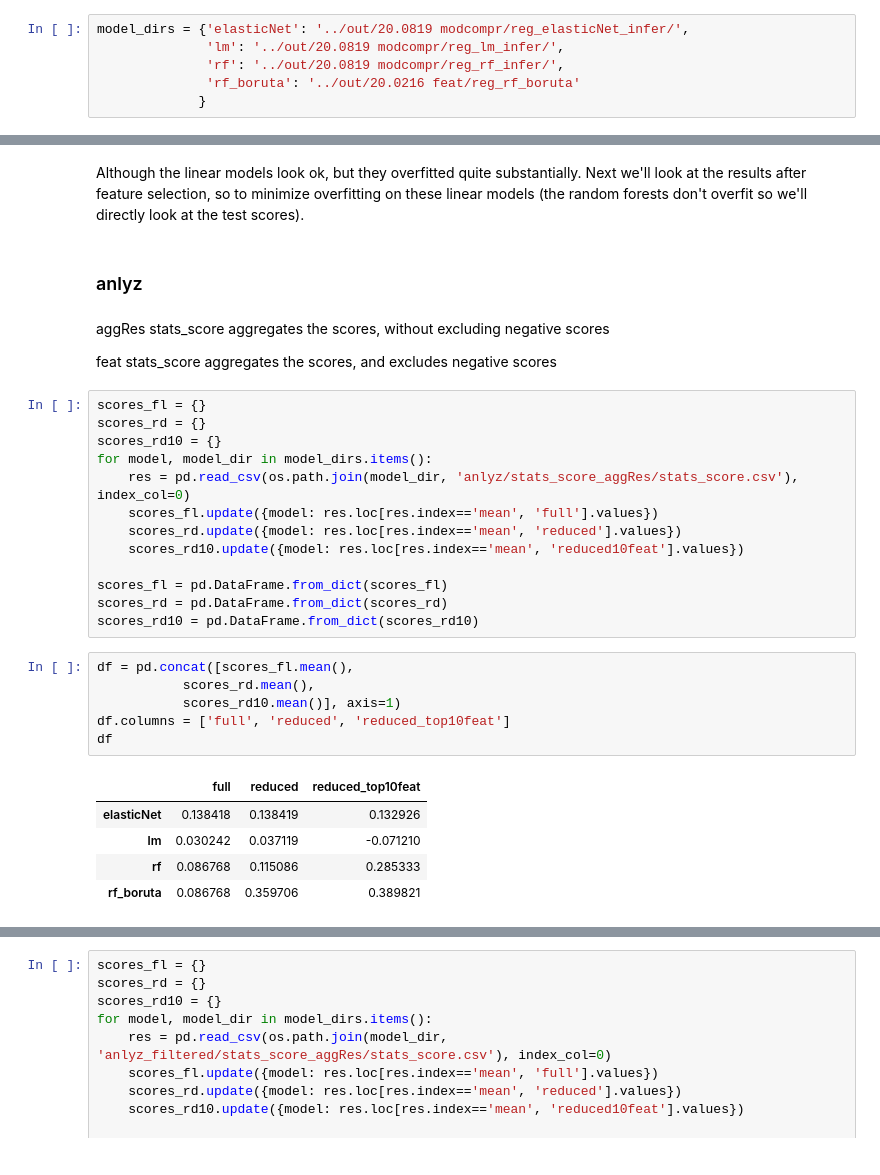
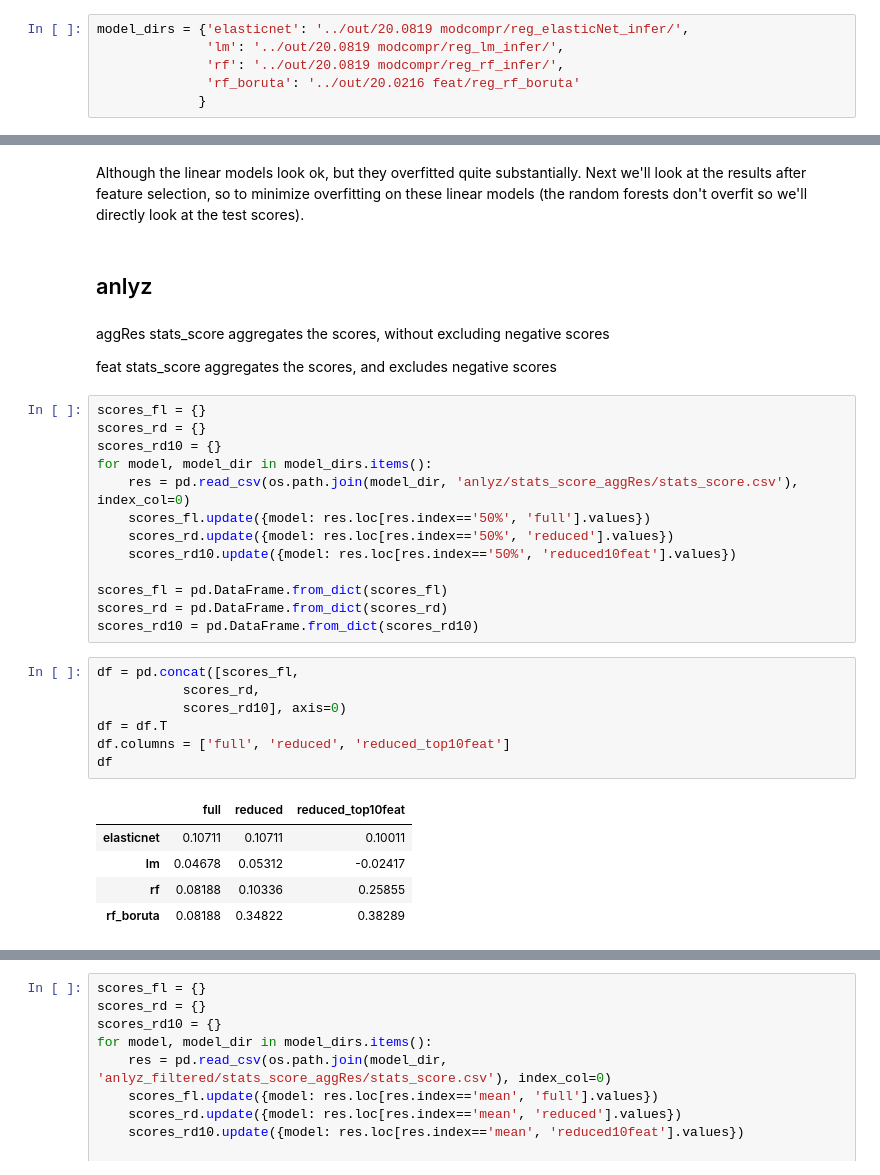
Before and after one commit to pritchardlabatpsu/cga_app, a Jupyter notebook: notebooks/18b-compr_modresults_run03.ipynb, the cells around one changed output, grey strips where cells are left out. Drawn from its saved outputs; the diff is of its cells as text.

Commit message:
finish compr model figures

```diff
--- a/notebooks/18b-compr_modresults_run03.ipynb
+++ b/notebooks/18b-compr_modresults_run03.ipynb
@@ -10,5 +9,5 @@ dir_run03 = '../out/20.0819 modcompr/'
 # %%
-model_dirs = {'elasticNet': '../out/20.0819 modcompr/reg_elasticNet_infer/',
+model_dirs = {'elasticnet': '../out/20.0819 modcompr/reg_elasticNet_infer/',
               'lm': '../out/20.0819 modcompr/reg_lm_infer/',
               'rf': '../out/20.0819 modcompr/reg_rf_infer/',
               'rf_boruta': '../out/20.0216 feat/reg_rf_boruta'
@@ -64,7 +114,7 @@ res.loc[res.model=='all',['score_train', 'score_test']].describe()
 # %% [markdown]
 Although the linear models look ok, but they overfitted quite substantially. Next we'll look at the results after feature selection, so to minimize overfitting on these linear models (the random forests don't overfit so we'll directly look at the test scores).
 # %% [markdown]
-### anlyz
+## anlyz
 # %% [markdown]
 aggRes stats_score aggregates the scores, without excluding negative scores
 
@@ -75,22 +125,23 @@ scores_rd = {}
 scores_rd10 = {}
 for model, model_dir in model_dirs.items():
     res = pd.read_csv(os.path.join(model_dir, 'anlyz/stats_score_aggRes/stats_score.csv'), index_col=0)
-    scores_fl.update({model: res.loc[res.index=='mean', 'full'].values})
-    scores_rd.update({model: res.loc[res.index=='mean', 'reduced'].values})
-    scores_rd10.update({model: res.loc[res.index=='mean', 'reduced10feat'].values})
+    scores_fl.update({model: res.loc[res.index=='50%', 'full'].values})
+    scores_rd.update({model: res.loc[res.index=='50%', 'reduced'].values})
+    scores_rd10.update({model: res.loc[res.index=='50%', 'reduced10feat'].values})
 
 scores_fl = pd.DataFrame.from_dict(scores_fl)
 scores_rd = pd.DataFrame.from_dict(scores_rd)
 scores_rd10 = pd.DataFrame.from_dict(scores_rd10)
 # %%
-df = pd.concat([scores_fl.mean(),
-           scores_rd.mean(),
-           scores_rd10.mean()], axis=1)
+df = pd.concat([scores_fl,
+           scores_rd,
+           scores_rd10], axis=0)
+df = df.T
 df.columns = ['full', 'reduced', 'reduced_top10feat']
 df
 # %% [output]
 |  | full | reduced | reduced_top10feat |
-| elasticNet | 0.138418 | 0.138419 | 0.132926 |
-| lm | 0.030242 | 0.037119 | -0.071210 |
-| rf | 0.086768 | 0.115086 | 0.285333 |
-| rf_boruta | 0.086768 | 0.359706 | 0.389821 |
+| elasticnet | 0.10711 | 0.10711 | 0.10011 |
+| lm | 0.04678 | 0.05312 | -0.02417 |
+| rf | 0.08188 | 0.10336 | 0.25855 |
+| rf_boruta | 0.08188 | 0.34822 | 0.38289 |
```
Also changed, not shown: parts of 12 cells of this notebook, 1 other file.
